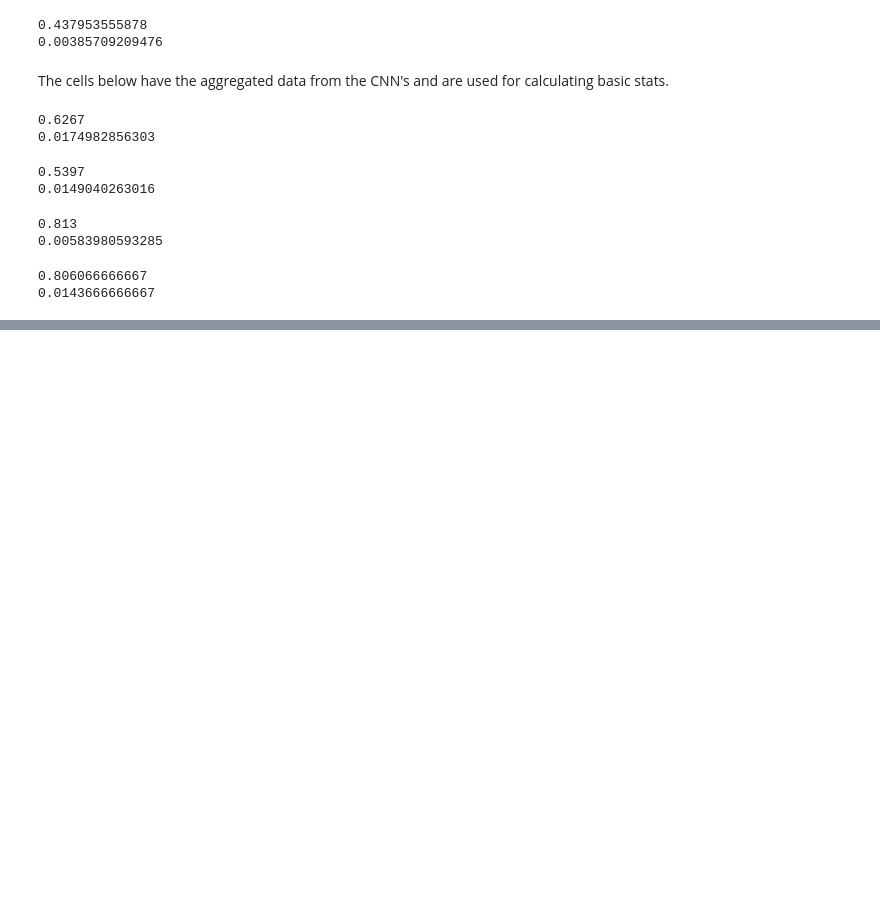
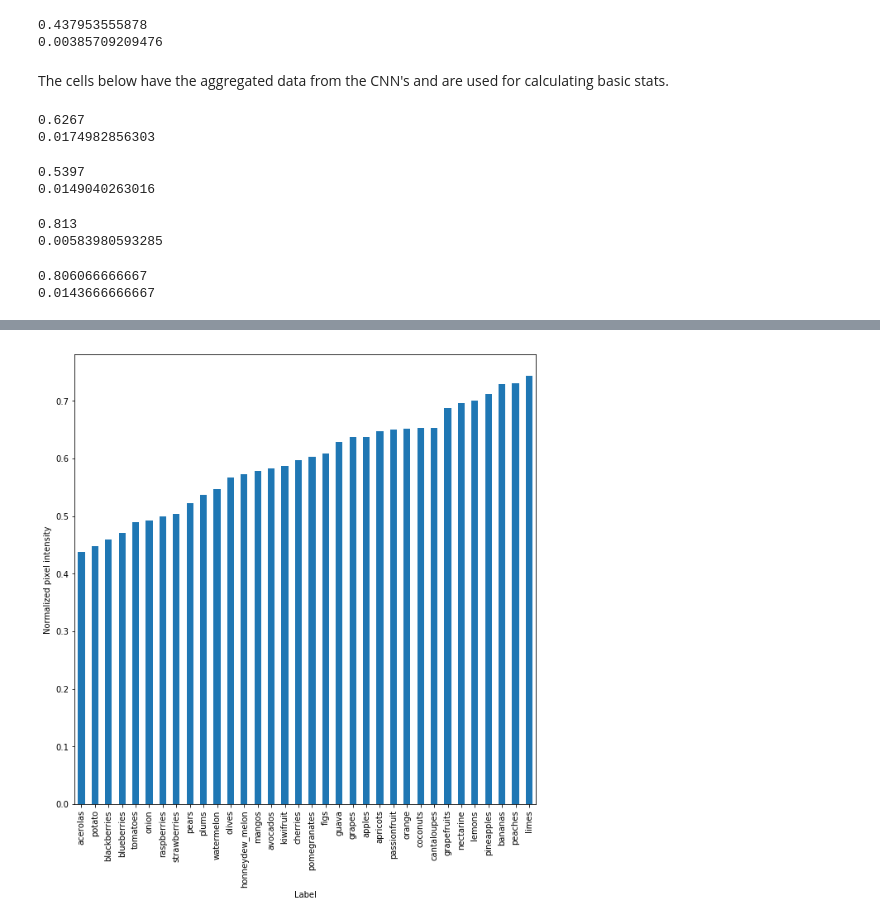
Before and after one commit to johnkmaxi/ProduceClassifier, a Jupyter notebook: MLND Final Project Visualizations and Baseline Classifiers.ipynb, the cells around one changed output, grey strips where cells are left out. Saved outputs shown, nothing was run; the diff lists cells and outputs as text; code cells hidden in the pictures; blank space fills up the shorter version.

```diff
--- a/MLND Final Project Visualizations and Baseline Classifiers.ipynb
+++ b/MLND Final Project Visualizations and Baseline Classifiers.ipynb
@@ -549,0 +699,4 @@ print(sem(cnn4_trials))
+# %%
+traindf = pd.DataFrame((np.asarray(train_list)))
+traindf['Label'] = np.asarray(train_targets)
+traindf.head()
@@ -549,0 +711,16 @@ print(sem(cnn4_trials))
+# %%
+class_names = {'Label':{0:'acerolas',1:'apples',2:'apricots',3:'avocados',4:'bananas',5:'blackberries',
+               6:'blueberries',7:'cantaloupes',8:'cherries',9:'coconuts',10:'figs',11:'grapefruits',
+               12:'grapes',13:'guava',14:'honneydew_melon',15:'kiwifruit',16:'lemons',17:'limes',
+               18:'mangos',19:'nectarine',20:'olives',21:'onion',22:'orange',23:'passionfruit',
+               24:'peaches',25:'pears',26:'pineapples',27:'plums',28:'pomegranates',
+               29:'potato',30:'raspberries',31:'strawberries',32:'tomatoes',33:'watermelon'}}
+traindf.replace(to_replace=class_names, inplace=True)
+# %%
+grouped = traindf.groupby('Label').mean()
+# %%
+grouped.mean(axis=1).sort_values().plot(kind='bar', figsize=(10,10))
+plt.ylabel('Normalized pixel intensity')
+plt.savefig('PixInten.png')
+# %% [output]
+[figure, added]
```
Also changed, not shown: parts of 19 cells of this notebook, 2 other files.
